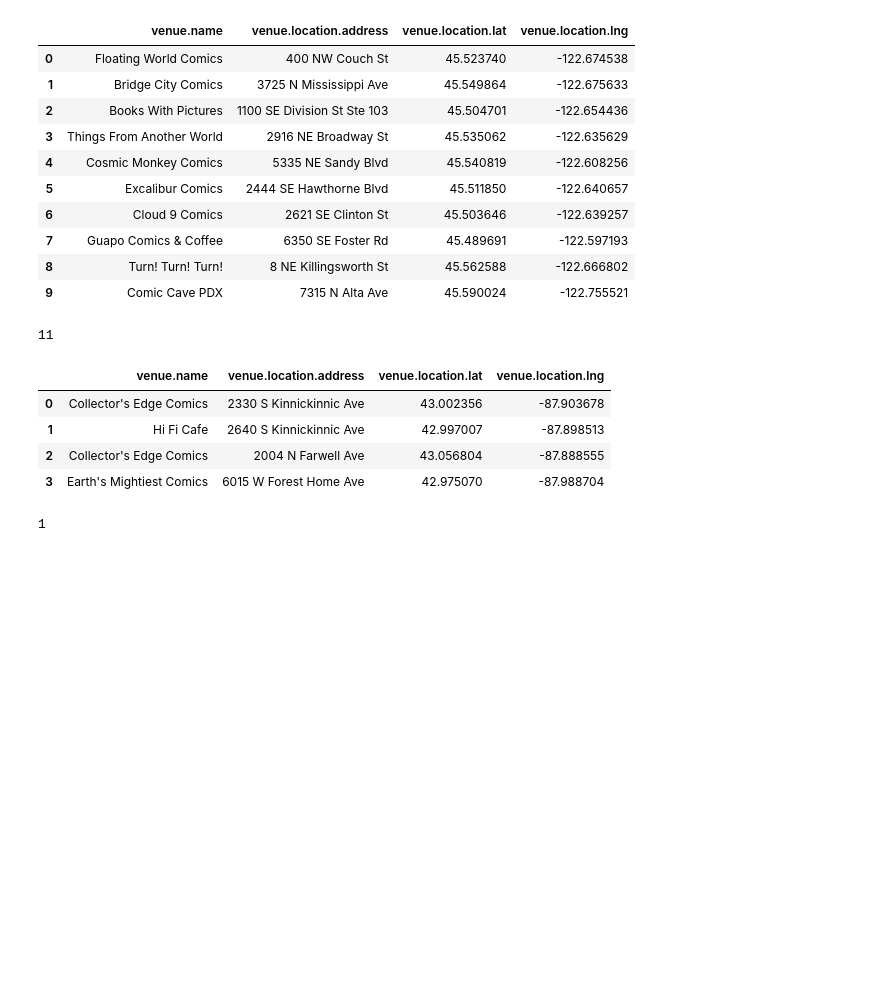
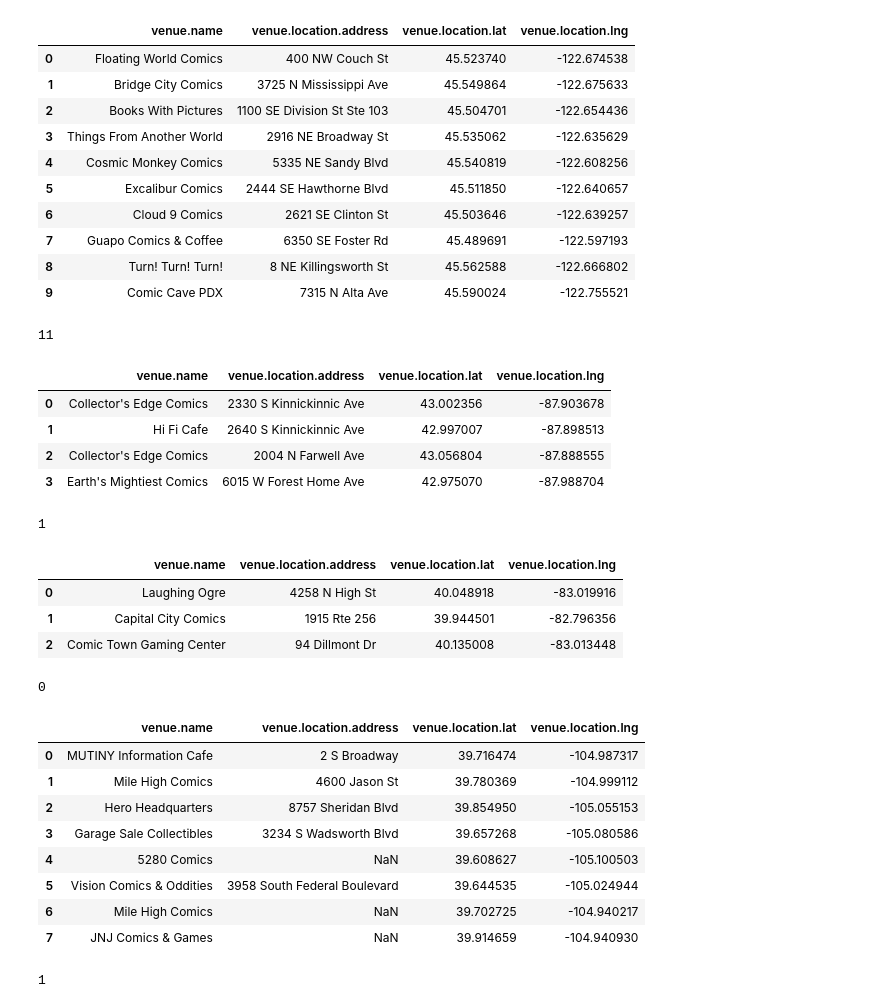
Before and after one commit to scummchild/coursera-capstone-project, a Jupyter notebook: Comic_Book_City_Comparison.ipynb, the cells around one changed output. Drawn from its saved outputs; the diff is of its cells as text; code cells hidden in the pictures; blank space fills up the shorter version.

```diff
--- a/Comic_Book_City_Comparison.ipynb
+++ b/Comic_Book_City_Comparison.ipynb
@@ -76,10 +76,12 @@ class CityComicStores():
     #combinations within 10 minutes of each other
     def countTens(self):
         count = 0
-        for i in self.stores.index:
-            for j in self.stores.index[i+1:]:
-                if self.checkTenMinuteDrive(self.stores['venue.location.lat'].iloc[i], self.stores['venue.location.lng'].iloc[i], self.stores['venue.location.lat'].iloc[j], self.stores['venue.location.lng'].iloc[j]) <= 600:
-                    count+=1
+
+        if self.stores.shape[0] > 1:
+            for i in self.stores.index:
+                for j in self.stores.index[i+1:]:
+                    if self.checkTenMinuteDrive(self.stores['venue.location.lat'].iloc[i], self.stores['venue.location.lng'].iloc[i], self.stores['venue.location.lat'].iloc[j], self.stores['venue.location.lng'].iloc[j]) <= 600:
+                        count+=1
 
         return count
 # %%
@@ -139,3 +141,36 @@ milwaukeeTens = milwaukeeComics.countTens()
 milwaukeeTens
 # %% [output]
 1
+# %%
+columbus = City('Columbus', 'OH')
+columbusComics = CityComicStores(columbus)
+columbusComics.stores.head(20)
+# %% [output]
+|  | venue.name | venue.location.address | venue.location.lat | venue.location.lng |
+| 0 | Laughing Ogre | 4258 N High St | 40.048918 | -83.019916 |
+| 1 | Capital City Comics | 1915 Rte 256 | 39.944501 | -82.796356 |
+| 2 | Comic Town Gaming Center | 94 Dillmont Dr | 40.135008 | -83.013448 |
+# %%
+columbusTens = columbusComics.countTens()
+columbusTens
+# %% [output]
+0
+# %%
+denver = City('Denver', 'CO')
+denverComics = CityComicStores(denver)
+denverComics.stores.head(20)
+# %% [output]
+|  | venue.name | venue.location.address | venue.location.lat | venue.location.lng |
+| 0 | MUTINY Information Cafe | 2 S Broadway | 39.716474 | -104.987317 |
+| 1 | Mile High Comics | 4600 Jason St | 39.780369 | -104.999112 |
+| 2 | Hero Headquarters | 8757 Sheridan Blvd | 39.854950 | -105.055153 |
+| 3 | Garage Sale Collectibles | 3234 S Wadsworth Blvd | 39.657268 | -105.080586 |
+| 4 | 5280 Comics | NaN | 39.608627 | -105.100503 |
+| 5 | Vision Comics & Oddities | 3958 South Federal Boulevard | 39.644535 | -105.024944 |
+| 6 | Mile High Comics | NaN | 39.702725 | -104.940217 |
+| 7 | JNJ Comics & Games | NaN | 39.914659 | -104.940930 |
+# %%
+denverTens = denverComics.countTens()
+denverTens
+# %% [output]
+1
```
Also changed, not shown: parts of 15 cells of this notebook.
